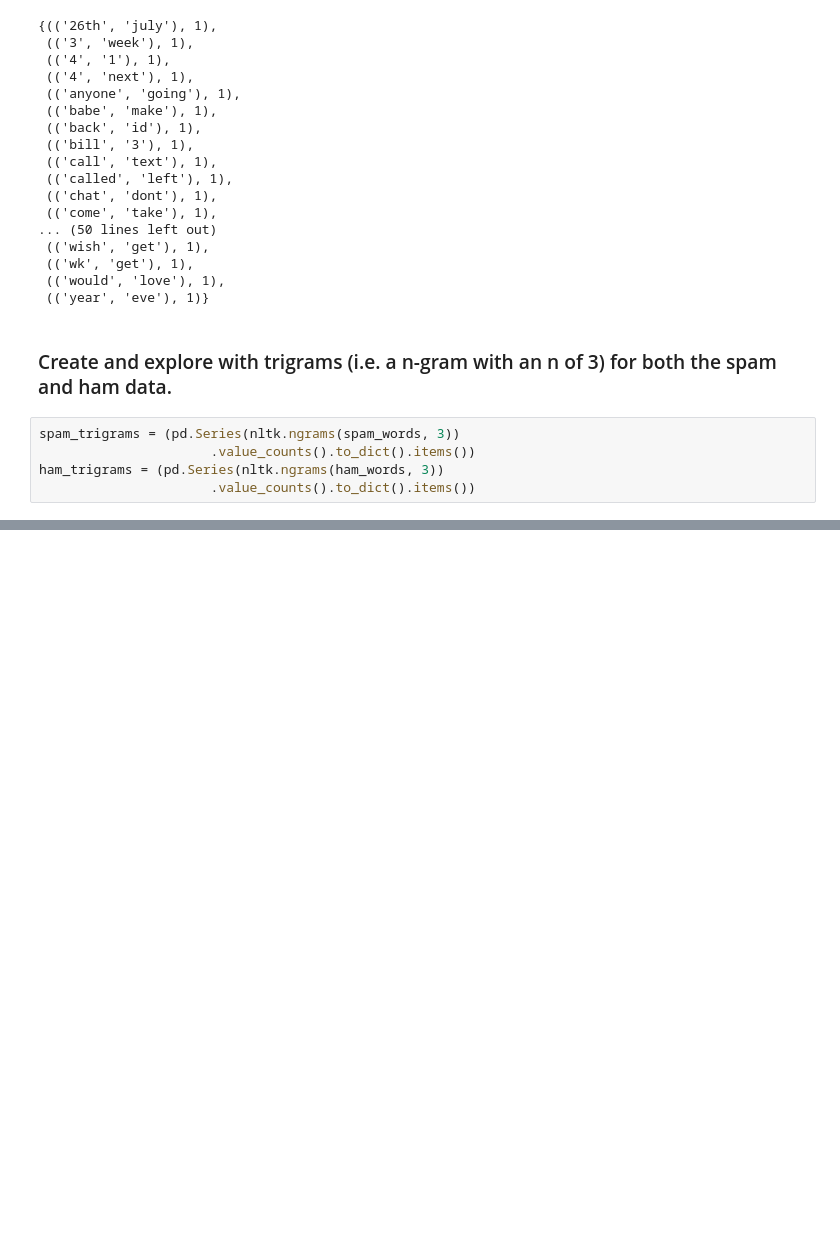
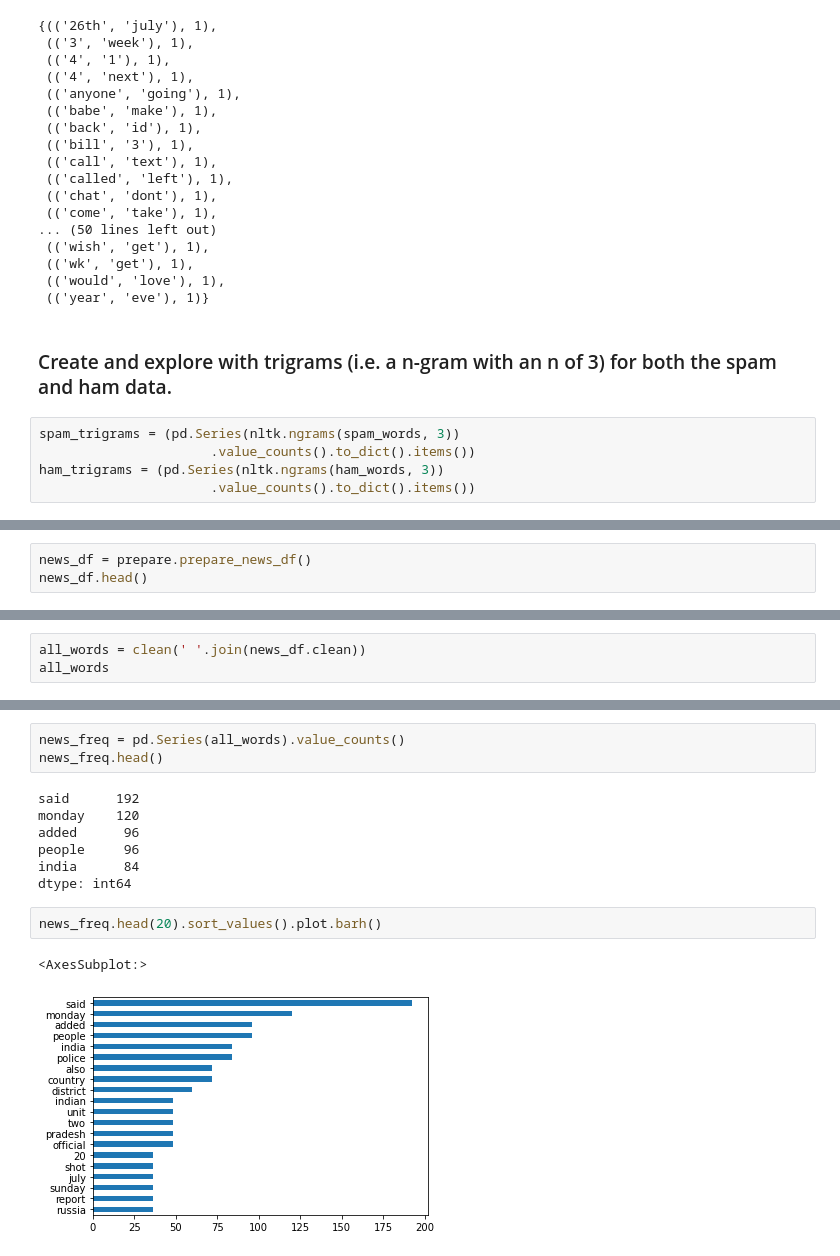
Before and after one commit to lochlynlaskowski/natural-language-processing-exercises, a Jupyter notebook: explore.ipynb, the cells around one changed output, grey strips where cells are left out. Drawn from its saved outputs; the diff is of its cells as text; blank space fills up the shorter version.

```diff
--- a/explore.ipynb
+++ b/explore.ipynb
@@ -125,0 +132,3 @@ plt.show()
+# %%
+news_df = prepare.prepare_news_df()
+news_df.head()
@@ -125,0 +142,3 @@ plt.show()
+# %%
+all_words = clean(' '.join(news_df.clean))
+all_words
@@ -125,0 +163,15 @@ plt.show()
+# %%
+news_freq = pd.Series(all_words).value_counts()
+news_freq.head()
+# %% [output]
+said      192
+monday    120
+added      96
+people     96
+india      84
+dtype: int64
+# %%
+news_freq.head(20).sort_values().plot.barh()
+# %% [output]
+<AxesSubplot:>
+[figure, added]
```
Also changed, not shown: parts of 14 cells of this notebook, 1 other file.
